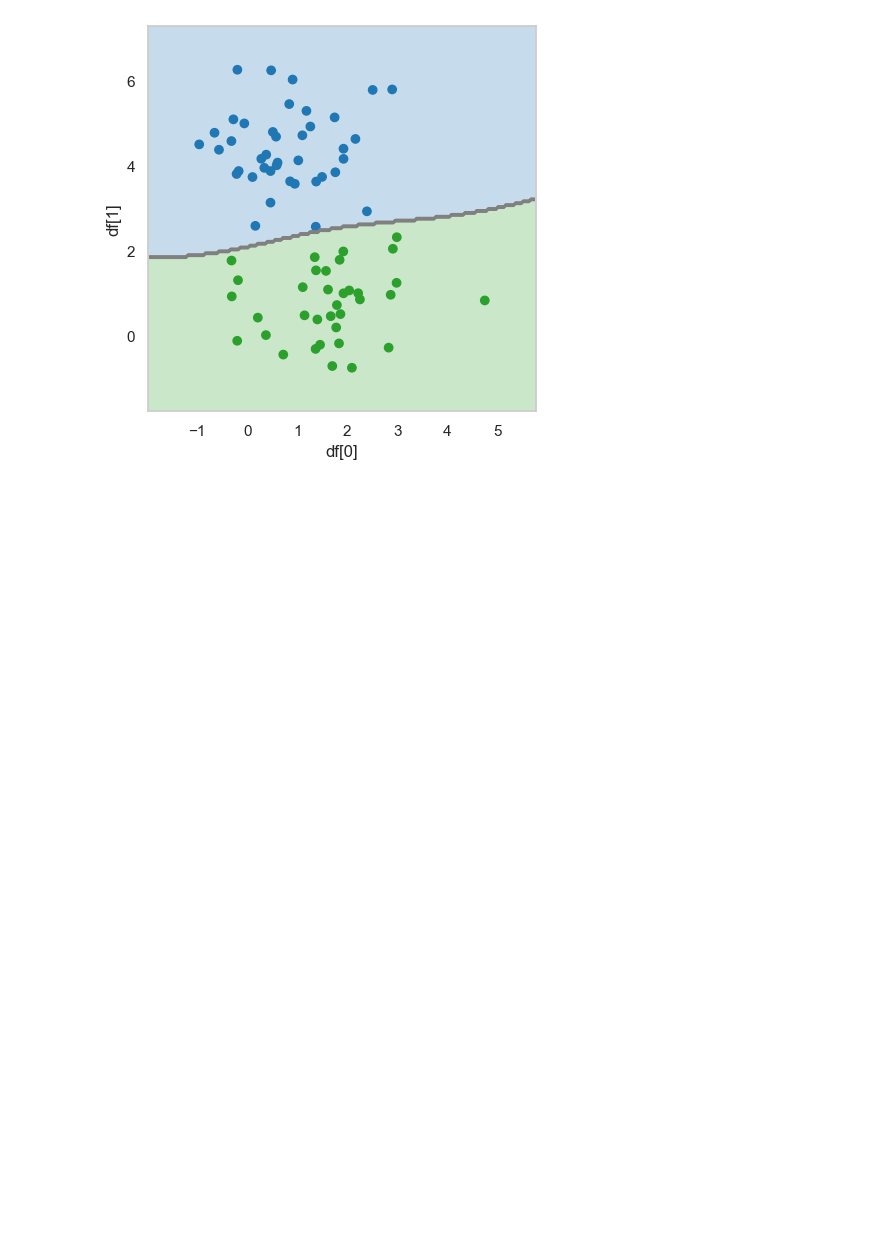
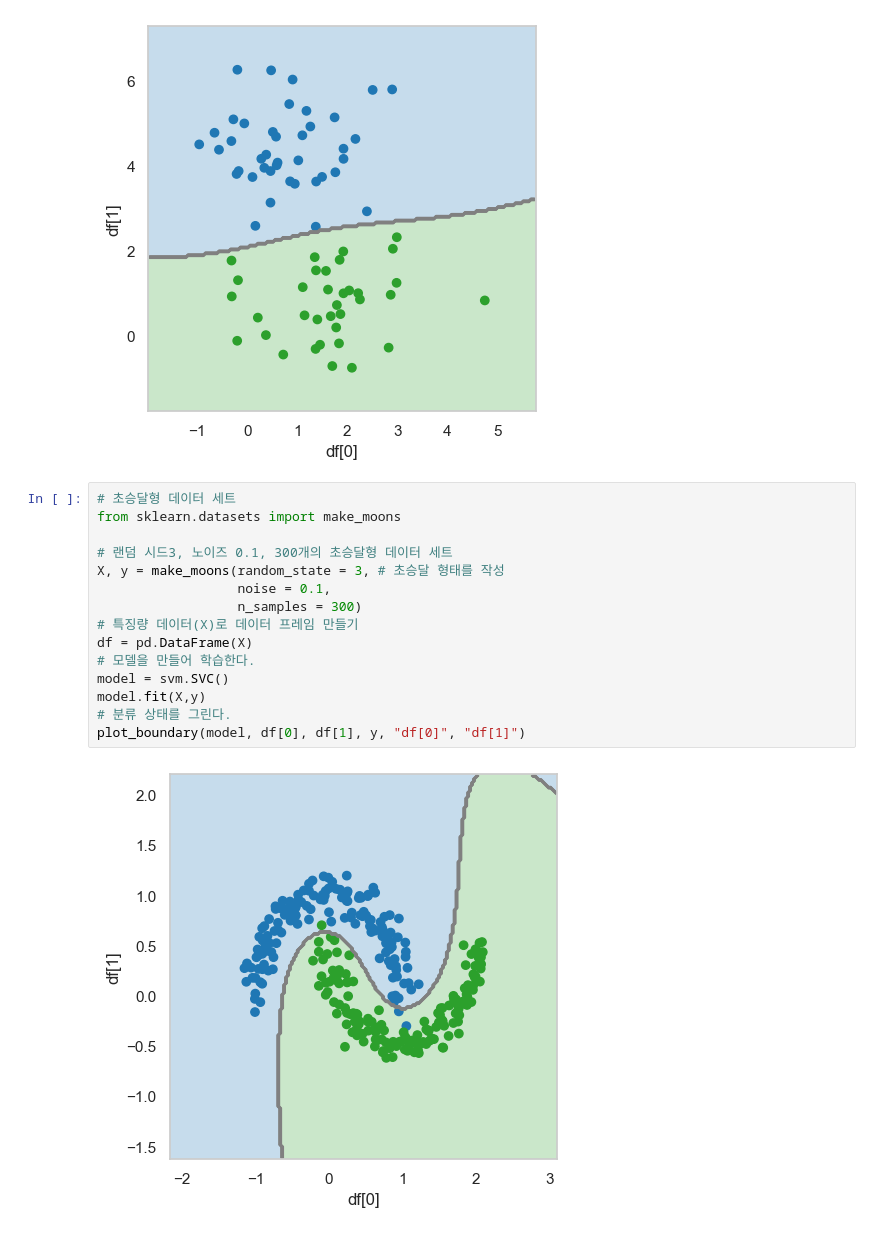
Before and after one commit to ddinggul/machine_learning, a Jupyter notebook: MLtest4.ipynb, the cells around one changed output. Drawn from its saved outputs; the diff is of its cells as text; blank space fills up the shorter version.

```diff
--- a/MLtest4.ipynb
+++ b/MLtest4.ipynb
@@ -206,3 +206,20 @@ plot_boundary(None, df[0], df[1], pred, "df[0]", "df[1]")
 plot_boundary(model, df[0], df[1], pred, "df[0]", "df[1]")
 # %% [output]
 [figure]
+# %%
+# 초승달형 데이터 세트
+from sklearn.datasets import make_moons
+
+# 랜덤 시드3, 노이즈 0.1, 300개의 초승달형 데이터 세트
+X, y = make_moons(random_state = 3, # 초승달 형태를 작성
+                  noise = 0.1,
+                  n_samples = 300)
+# 특징량 데이터(X)로 데이터 프레임 만들기
+df = pd.DataFrame(X)
+# 모델을 만들어 학습한다.
+model = svm.SVC()
+model.fit(X,y)
+# 분류 상태를 그린다.
+plot_boundary(model, df[0], df[1], y, "df[0]", "df[1]")
+# %% [output]
+[figure, added]
```
Also changed, not shown: parts of 1 cell of this notebook.
